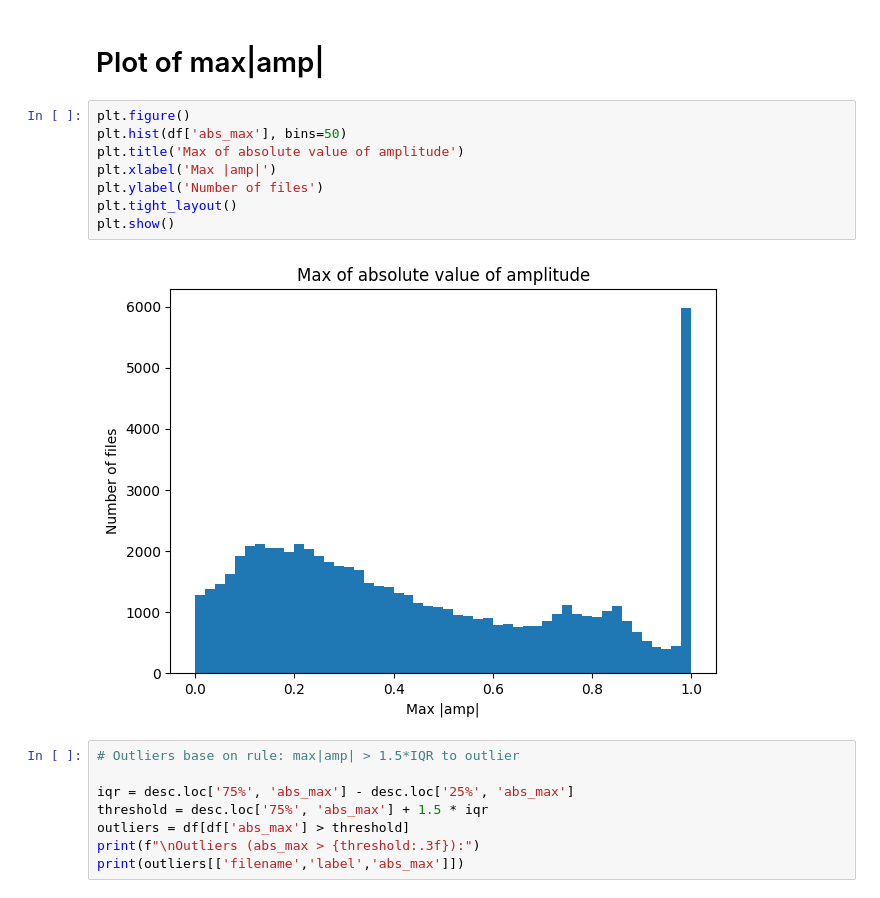
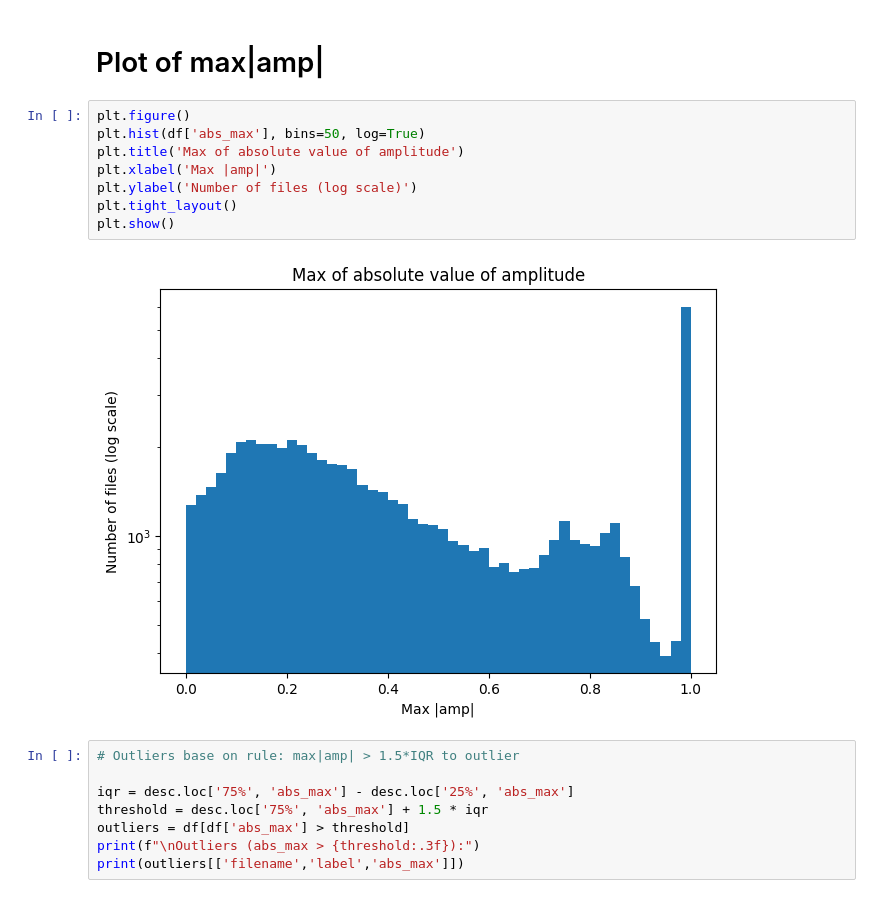
Before and after one commit to r-ost/wztum-project, a Jupyter notebook: EDA.ipynb, the cells around one changed output. Drawn from its saved outputs; the diff is of its cells as text.

```diff
--- a/EDA.ipynb
+++ b/EDA.ipynb
@@ -78,14 +78,14 @@ max       95.183125      0.999969      0.013519      1.000000
 # Plot of max|amp|
 # %%
 plt.figure()
-plt.hist(df['abs_max'], bins=50)
+plt.hist(df['abs_max'], bins=50, log=True)
 plt.title('Max of absolute value of amplitude')
 plt.xlabel('Max |amp|')
-plt.ylabel('Number of files')
+plt.ylabel('Number of files (log scale)')
 plt.tight_layout()
 plt.show()
 # %% [output]
-[figure, old version]
+[figure, new version]
 # %%
 # Outliers base on rule: max|amp| > 1.5*IQR to outlier
 
```
Also changed, not shown: parts of 11 cells of this notebook.
